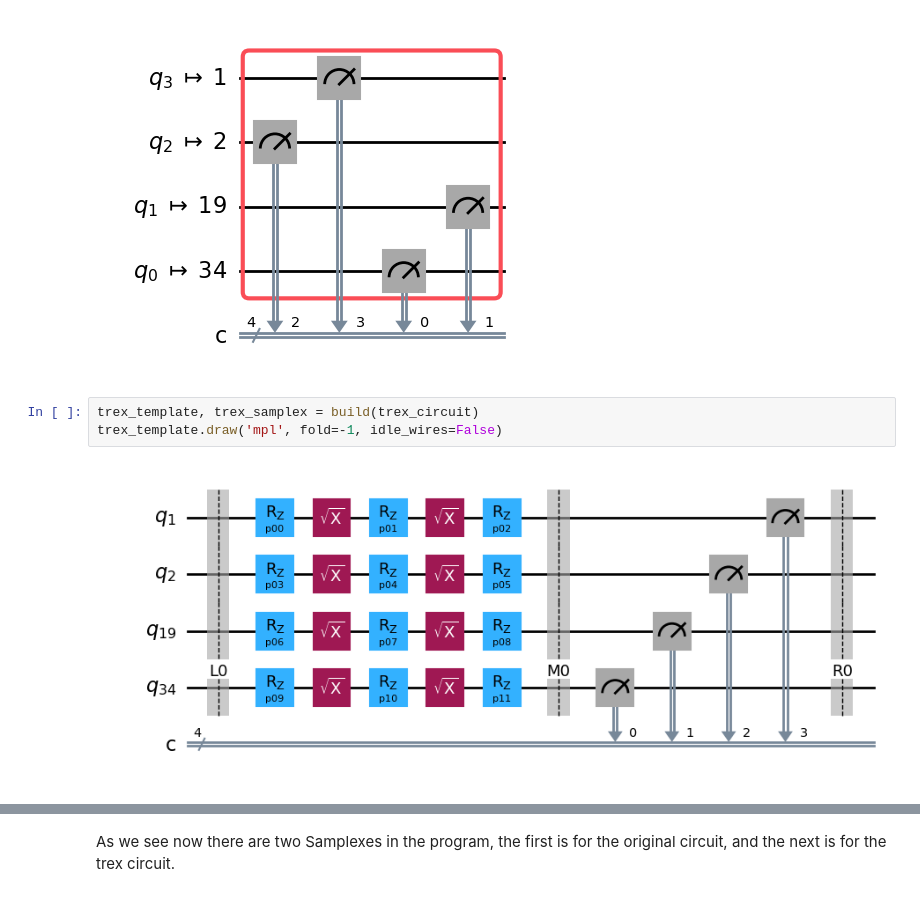
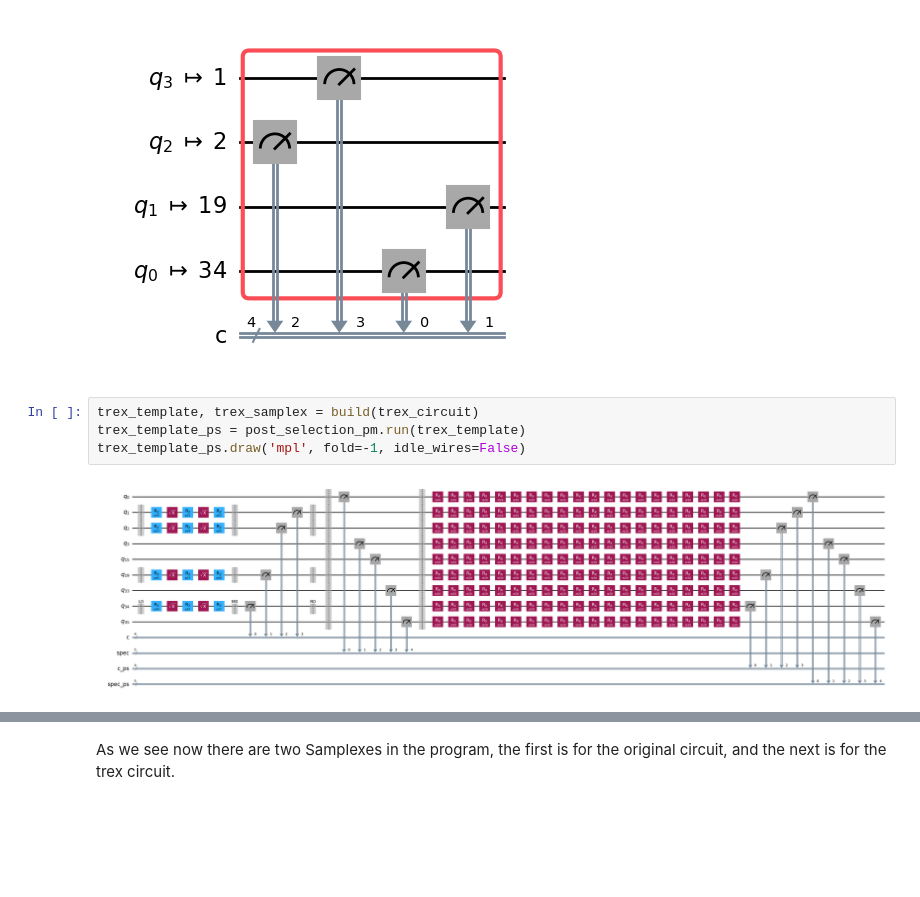
Before and after one commit to ritajitmajumdar1/Teaching, a Jupyter notebook: introduction_to_samplomatic.ipynb, the cells around one changed output, grey strips where cells are left out. Drawn from its saved outputs; the diff is of its cells as text; blank space fills up the shorter version.

Commit message:
Introduction to qiskit coding with samplomatic
Added post selection to TREX add well

```diff
--- a/introduction_to_samplomatic.ipynb
+++ b/introduction_to_samplomatic.ipynb
@@ -111,7 +111,8 @@ trex_circuit.draw('mpl', fold=-1, idle_wires=False)
 [figure]
 # %%
 trex_template, trex_samplex = build(trex_circuit)
-trex_template.draw('mpl', fold=-1, idle_wires=False)
+trex_template_ps = post_selection_pm.run(trex_template)
+trex_template_ps.draw('mpl', fold=-1, idle_wires=False)
 # %% [output]
-[figure, old version]
+[figure, new version]
 # %%
```
Also changed, not shown: parts of 24 cells of this notebook.
